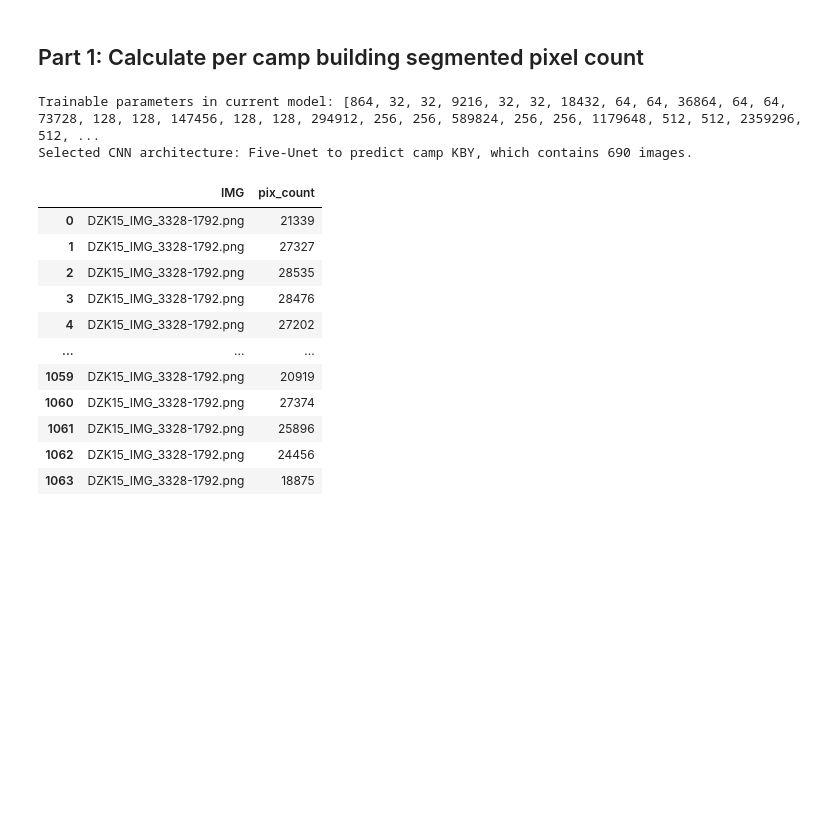
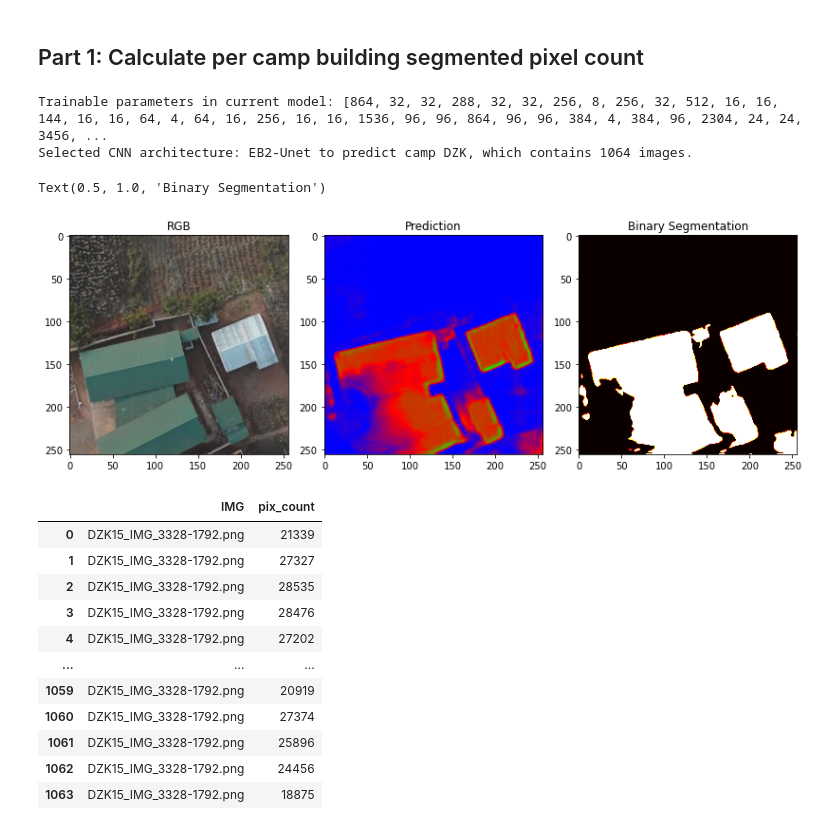
Before and after one commit to chrischank/HOTOSM_OAM_codeV2, a Jupyter notebook: PredSeg_Camp.ipynb, the cells around one changed output. Saved outputs shown, nothing was run; the diff lists cells and outputs as text; code cells hidden in the pictures; blank space fills up the shorter version.

```diff
--- a/PredSeg_Camp.ipynb
+++ b/PredSeg_Camp.ipynb
@@ -231,33 +231,35 @@ def loading(trained_weights, architecture, camp):
 # %%
 best_weights = os.path.abspath("/home/chris/Dropbox/HOTOSM/SAMPLE/best_weights/BASE_15cmALL")
 
-img_ls, prediction_ls, bool_ls, pixcount_df = loading(os.path.join(best_weights, "18242:3909_256oc_Five-Unet_lr1e-3_wd1e-5_b32_ep500_BCE_RLRonPlateau(min1e-8)_iter_234680.pth"),
-                                                  "Five-Unet", "KBY")
+img_ls, prediction_ls, bool_ls, pixcount_df = loading(os.path.join(best_weights, "18242:3909_256oc_EB2-Unet-NoIMN_lr1e-3_wd1e-5_b32_ep500_BCE_RLRonPlateau(min1e-8)_iter_286070.pth"),
+                                                  "EB2-Unet", "DZK")
 
 idx, sample = random.choice(list(enumerate(img_ls)))
 
 # Plotting the RGB, Prediction, and Confidence
 fig = plt.figure(figsize = (15, 6))
 
 ax = fig.add_subplot(1, 4, 1)
 fig.tight_layout(w_pad = 3)
 #fig.suptitle("256x256(15cm) {0} | {1}".format(camp, trained_weights))
 RGB = sample.squeeze(0).detach().cpu().numpy().transpose(1, 2, 0)
 plt.imshow(RGB)
 ax.set_title('RGB')
 
 ax = fig.add_subplot(1, 4, 2)
 PILpred = prediction_ls[idx].detach().cpu().numpy().transpose(1, 2, 0)
 plt.imshow(PILpred, cmap = "brg")
 ax.set_title('Prediction')
 
 ax = fig.add_subplot(1, 4, 3)
 PILbin = bool_ls[idx].detach().cpu().numpy().transpose(1, 2, 0)
 plt.imshow(PILbin, cmap = "hot")
 ax.set_title('Binary Segmentation')
 # %% [output]
-Trainable parameters in current model: [864, 32, 32, 9216, 32, 32, 18432, 64, 64, 36864, 64, 64, 73728, 128, 128, 147456, 128, 128, 294912, 256, 256, 589824, 256, 256, 1179648, 512, 512, 2359296, 512, ...
-Selected CNN architecture: Five-Unet to predict camp KBY, which contains 690 images.
+Trainable parameters in current model: [864, 32, 32, 288, 32, 32, 256, 8, 256, 32, 512, 16, 16, 144, 16, 16, 64, 4, 64, 16, 256, 16, 16, 1536, 96, 96, 864, 96, 96, 384, 4, 384, 96, 2304, 24, 24, 3456, ...
+Selected CNN architecture: EB2-Unet to predict camp DZK, which contains 1064 images.
+Text(0.5, 1.0, 'Binary Segmentation')
+[figure, added]
 # %%
 pixcount_df
 # %% [output]
```
Also changed, not shown: 1 other file.
